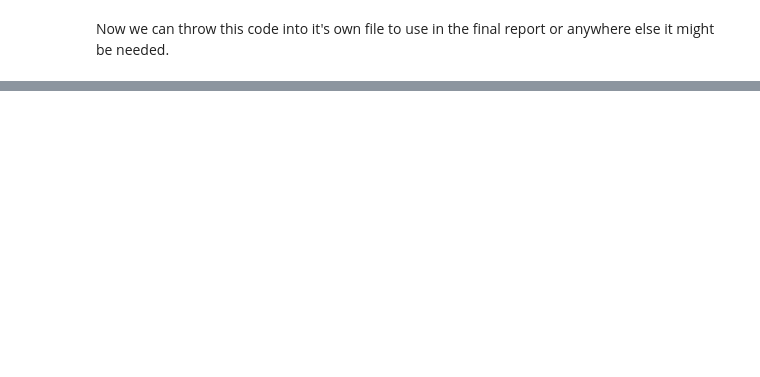
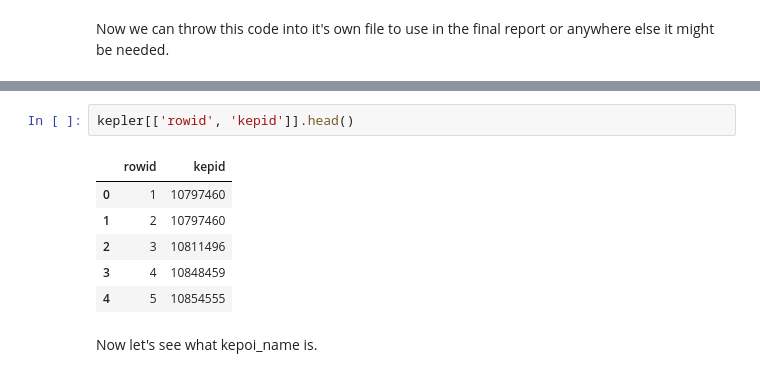
Before and after one commit to alegarcia-dev/Kepler-exoplanet-analysis, a Jupyter notebook: wrangle.ipynb, the cells around one changed output, grey strips where cells are left out. Saved outputs shown, nothing was run; the diff lists cells and outputs as text; blank space fills up the shorter version.

```diff
--- a/wrangle.ipynb
+++ b/wrangle.ipynb
@@ -230,0 +316,11 @@ kepler[confirmed].koi_score.max(), kepler[confirmed].koi_score.min()
+# %%
+kepler[['rowid', 'kepid']].head()
+# %% [output]
+|  | rowid | kepid |
+| 0 | 1 | 10797460 |
+| 1 | 2 | 10797460 |
+| 2 | 3 | 10811496 |
+| 3 | 4 | 10848459 |
+| 4 | 5 | 10854555 |
+# %% [markdown]
+Now let's see what kepoi_name is.
```
Also changed, not shown: parts of 27 cells of this notebook, 2 other files.
